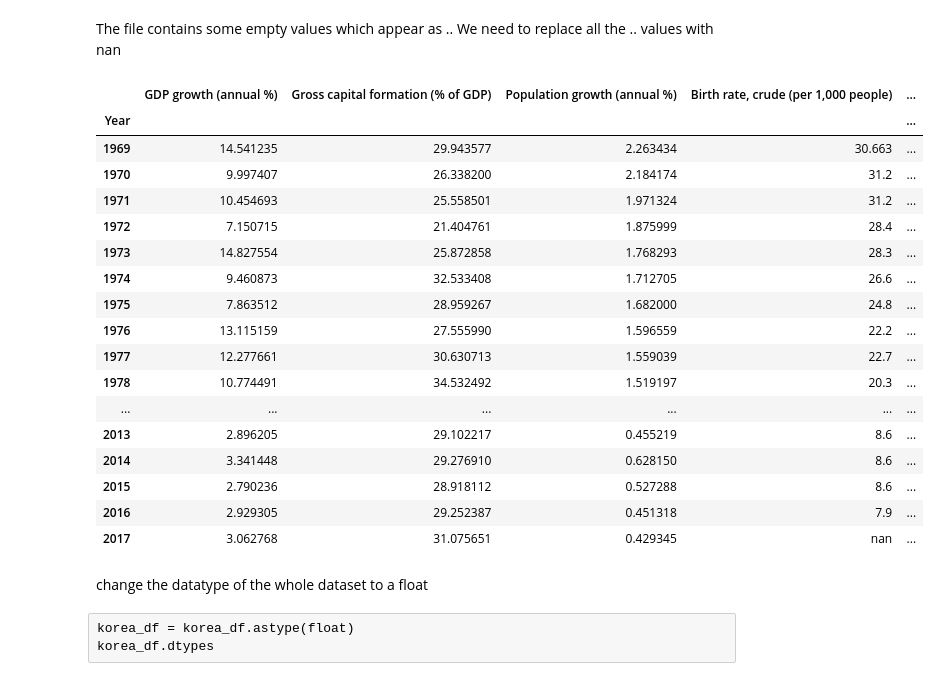
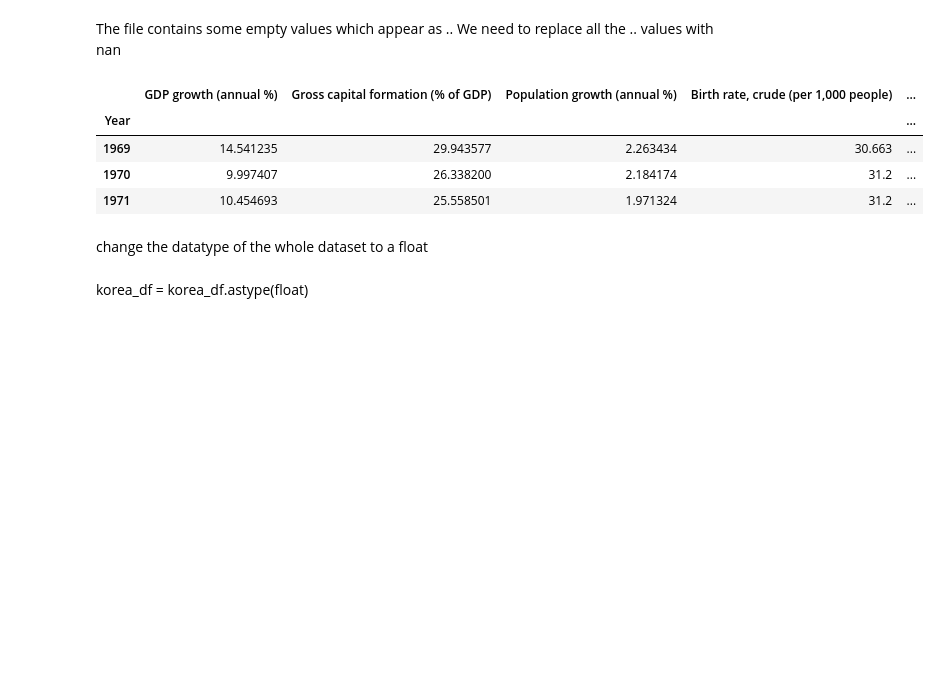
Before and after one commit to Ndaruga/Multiple-Linear-regression, a Jupyter notebook: multiple_linear_regression.ipynb, the cells around one changed output. Cells and saved outputs as stored; diff of their text form; code cells hidden in the pictures; blank space fills up the shorter version.

```diff
--- a/multiple_linear_regression.ipynb
+++ b/multiple_linear_regression.ipynb
@@ -50,28 +36,14 @@ korea_df = korea_df.replace('..', 'nan')
 korea_df.index = korea_df['Year']
 # %%
 korea_df = korea_df.drop('Year', axis = 1)
-korea_df
+korea_df.head(3)
 # %% [output]
 |  | GDP growth (annual %) | Gross capital formation (% of GDP) | Population growth (annual %) | Birth rate, crude (per 1,000 people) | ... |
 | Year |  |  |  |  | ... |
 | 1969 | 14.541235 | 29.943577 | 2.263434 | 30.663 | ... |
 | 1970 | 9.997407 | 26.338200 | 2.184174 | 31.2 | ... |
 | 1971 | 10.454693 | 25.558501 | 1.971324 | 31.2 | ... |
-| 1972 | 7.150715 | 21.404761 | 1.875999 | 28.4 | ... |
-| 1973 | 14.827554 | 25.872858 | 1.768293 | 28.3 | ... |
-| 1974 | 9.460873 | 32.533408 | 1.712705 | 26.6 | ... |
-| 1975 | 7.863512 | 28.959267 | 1.682000 | 24.8 | ... |
-| 1976 | 13.115159 | 27.555990 | 1.596559 | 22.2 | ... |
-| 1977 | 12.277661 | 30.630713 | 1.559039 | 22.7 | ... |
-| 1978 | 10.774491 | 34.532492 | 1.519197 | 20.3 | ... |
-| ... | ... | ... | ... | ... | ... |
-| 2013 | 2.896205 | 29.102217 | 0.455219 | 8.6 | ... |
-| 2014 | 3.341448 | 29.276910 | 0.628150 | 8.6 | ... |
-| 2015 | 2.790236 | 28.918112 | 0.527288 | 8.6 | ... |
-| 2016 | 2.929305 | 29.252387 | 0.451318 | 7.9 | ... |
-| 2017 | 3.062768 | 31.075651 | 0.429345 | nan | ... |
 # %% [markdown]
 change the datatype of the whole dataset to a float
-# %% [raw]
-korea_df = korea_df.astype(float)
-korea_df.dtypes
+# %% [markdown]
+korea_df = korea_df.astype(float)
```
Also changed, not shown: parts of 11 cells of this notebook.
